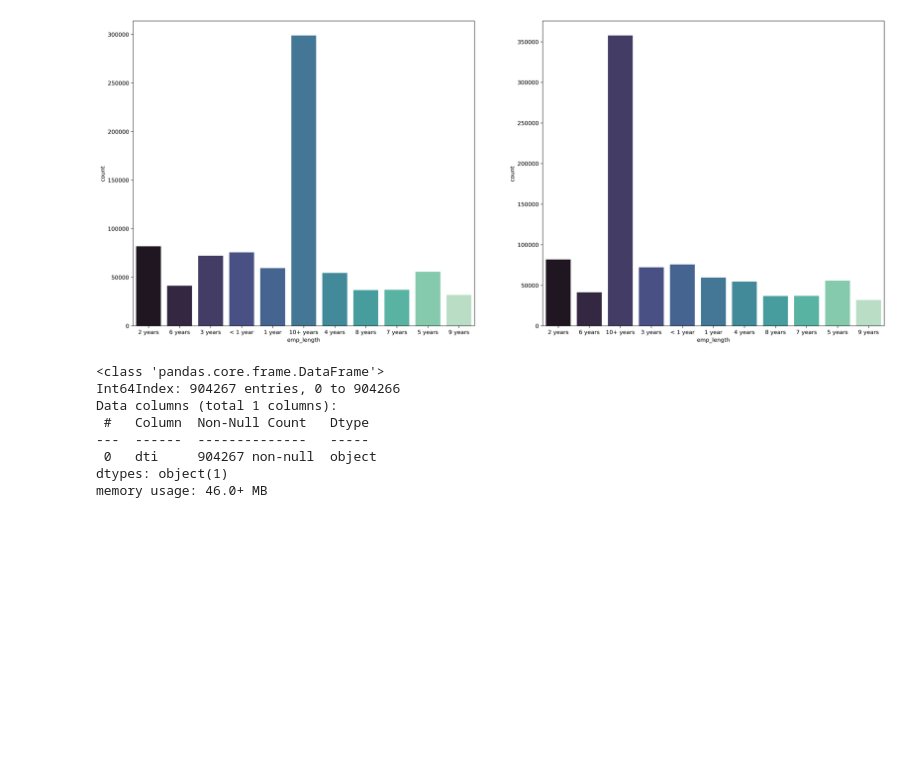
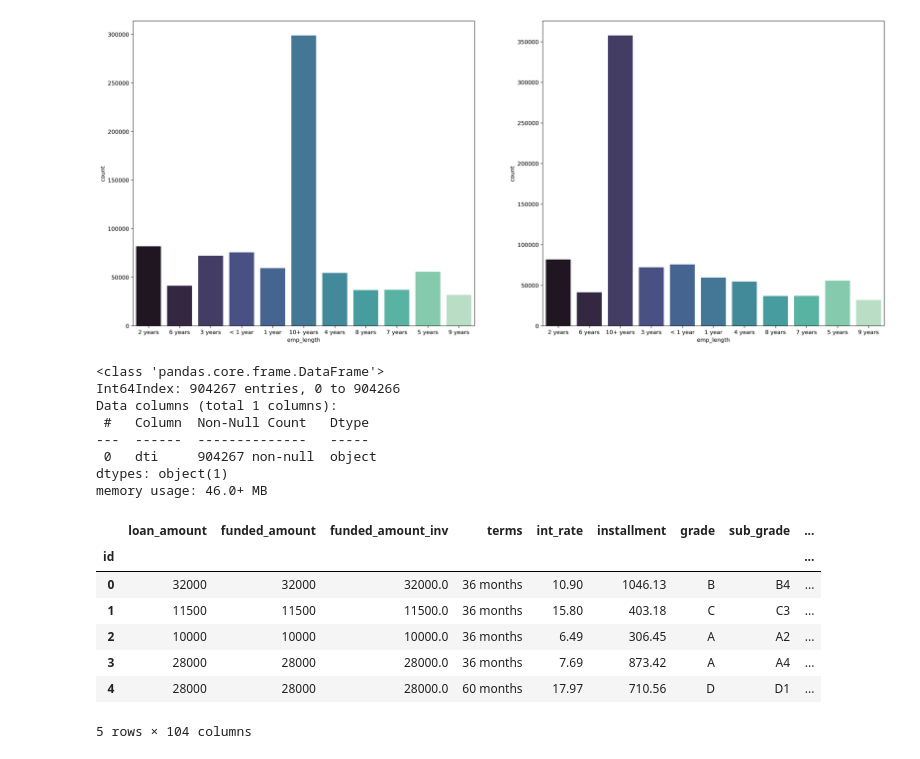
Before and after one commit to ashen007/pandas_data_analysis, a Jupyter notebook: v_2/c_3.ipynb, the cells around one changed output. Drawn from its saved outputs; the diff is of its cells as text; code cells hidden in the pictures; blank space fills up the shorter version.

Commit message:
rename features

```diff
--- a/v_2/c_3.ipynb
+++ b/v_2/c_3.ipynb
@@ -296,3 +296,18 @@ Data columns (total 1 columns):
  0   dti     904267 non-null  object
 dtypes: object(1)
 memory usage: 46.0+ MB
+# %%
+# renaming features
+train.rename(columns={'loan_amnt':'loan_amount',
+                      'funded_amnt':'funded_amount',
+                      'funded_amnt_inv':'funded_amount_inv'},inplace=True)
+train.head(5)
+# %% [output]
+|  | loan_amount | funded_amount | funded_amount_inv | terms | int_rate | installment | grade | sub_grade | ... |
+| id |  |  |  |  |  |  |  |  | ... |
+| 0 | 32000 | 32000 | 32000.0 | 36 months | 10.90 | 1046.13 | B | B4 | ... |
+| 1 | 11500 | 11500 | 11500.0 | 36 months | 15.80 | 403.18 | C | C3 | ... |
+| 2 | 10000 | 10000 | 10000.0 | 36 months | 6.49 | 306.45 | A | A2 | ... |
+| 3 | 28000 | 28000 | 28000.0 | 36 months | 7.69 | 873.42 | A | A4 | ... |
+| 4 | 28000 | 28000 | 28000.0 | 60 months | 17.97 | 710.56 | D | D1 | ... |
+5 rows × 104 columns
```
